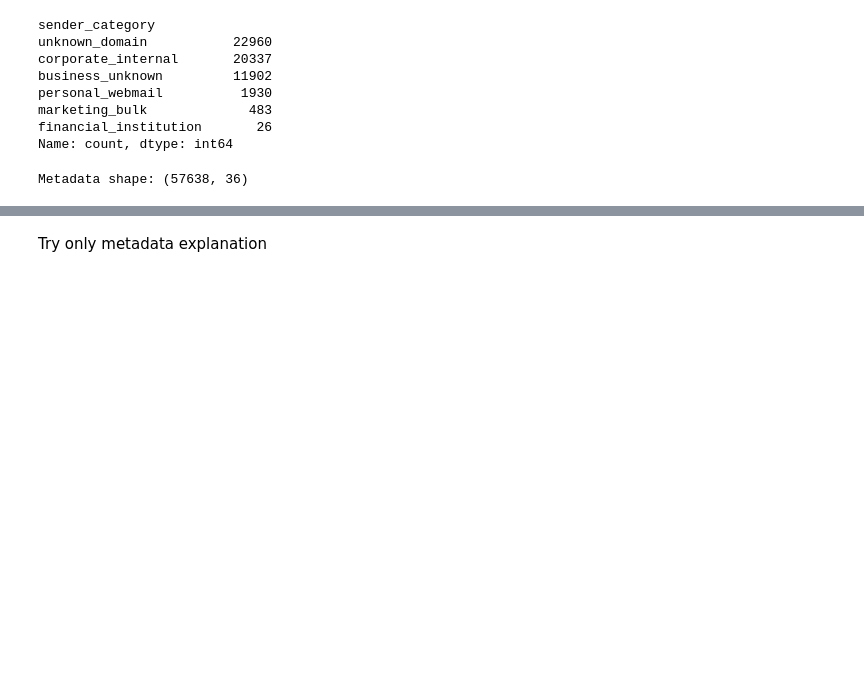
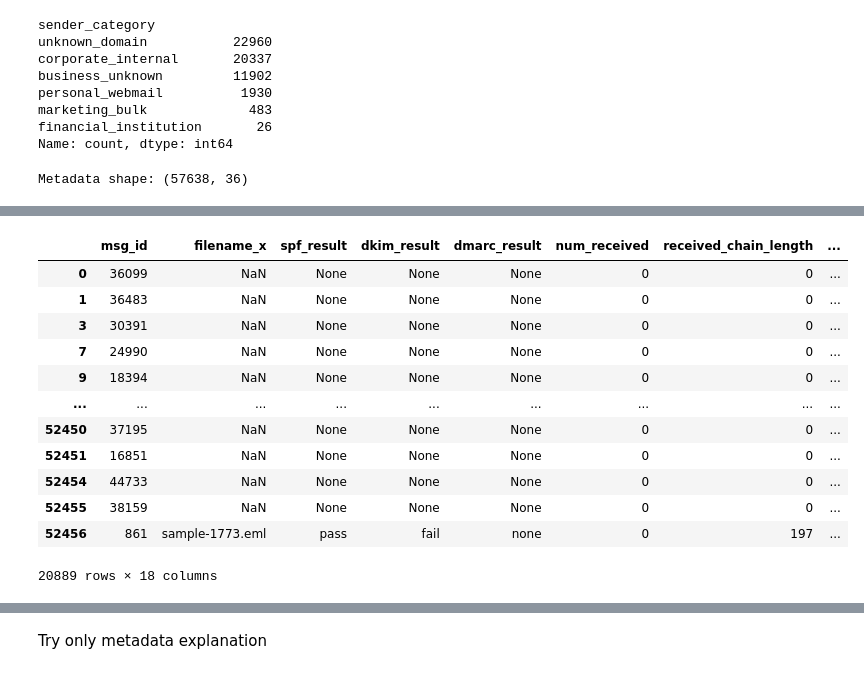
Before and after one commit to Reno0213/capstone, a Jupyter notebook: dataset.ipynb, the cells around one changed output, grey strips where cells are left out. Cells and saved outputs as stored; diff of their text form; code cells hidden in the pictures; blank space fills up the shorter version.

```diff
--- a/dataset.ipynb
+++ b/dataset.ipynb
@@ -1615,6 +1745,22 @@ label_names = list(label_encoder.classes_)
 # y_true = label_encoder.transform(y_true)
 # %% [output]
 [interactive output not drawn]
+# %%
+val_df
+# %% [output]
+|  | msg_id | filename_x | spf_result | dkim_result | dmarc_result | num_received | received_chain_length | ... |
+| 0 | 36099 | NaN | None | None | None | 0 | 0 | ... |
+| 1 | 36483 | NaN | None | None | None | 0 | 0 | ... |
+| 3 | 30391 | NaN | None | None | None | 0 | 0 | ... |
+| 7 | 24990 | NaN | None | None | None | 0 | 0 | ... |
+| 9 | 18394 | NaN | None | None | None | 0 | 0 | ... |
+| ... | ... | ... | ... | ... | ... | ... | ... | ... |
+| 52450 | 37195 | NaN | None | None | None | 0 | 0 | ... |
+| 52451 | 16851 | NaN | None | None | None | 0 | 0 | ... |
+| 52454 | 44733 | NaN | None | None | None | 0 | 0 | ... |
+| 52455 | 38159 | NaN | None | None | None | 0 | 0 | ... |
+| 52456 | 861 | sample-1773.eml | pass | fail | none | 0 | 197 | ... |
+20889 rows × 18 columns
 # %%
 TARGET_CLASSES = [
     "Credential Harvesting",
```
Also changed, not shown: parts of 34 cells of this notebook.
